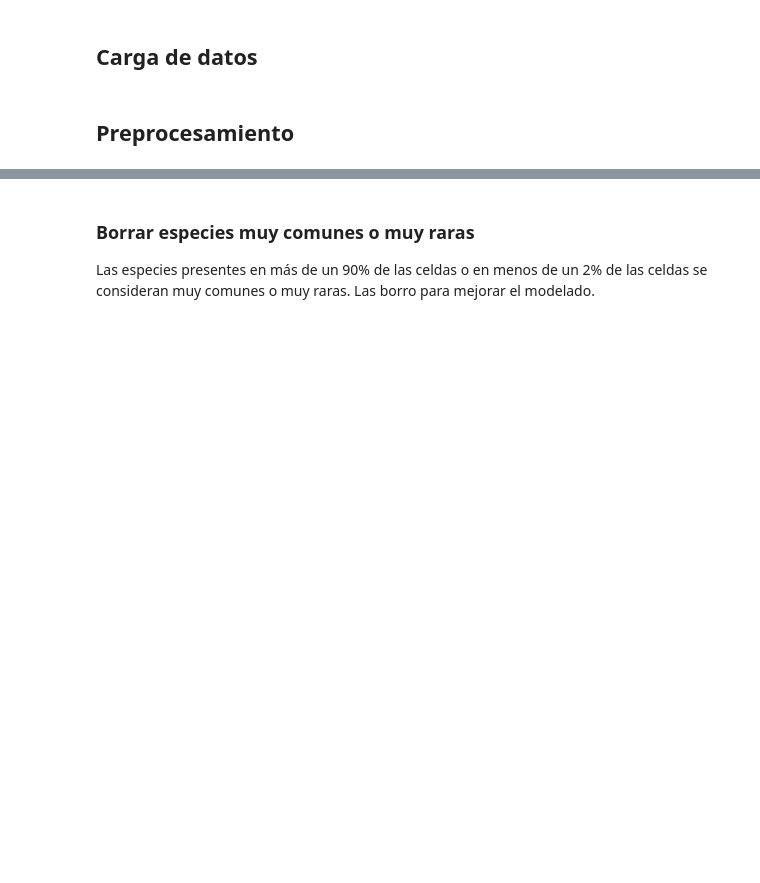
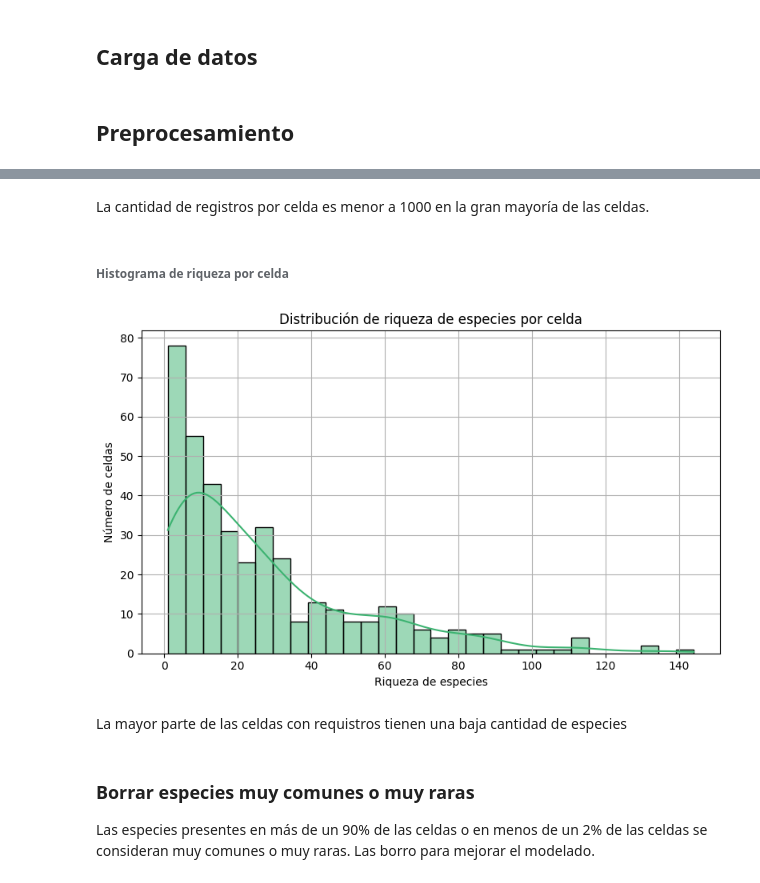
Before and after one commit to pablo-jusim/ornithological_potential, a Jupyter notebook: notebooks/main.ipynb, the cells around one changed output, grey strips where cells are left out. Saved outputs shown, nothing was run; the diff lists cells and outputs as text; code cells hidden in the pictures; blank space fills up the shorter version.

```diff
--- a/notebooks/main.ipynb
+++ b/notebooks/main.ipynb
@@ -45,3 +134,20 @@ df = pd.read_csv(ruta_registros)
+# %% [markdown]
+La cantidad de registros por celda es menor a 1000 en la gran mayoría de las celdas.
+# %% [markdown]
+###### Histograma de riqueza por celda
+# %%
+plt.figure(figsize=(8, 5))
+sns.histplot(df['riqueza'], bins=30, kde=True, color='mediumseagreen')
+plt.title("Distribución de riqueza de especies por celda")
+plt.xlabel("Riqueza de especies")
+plt.ylabel("Número de celdas")
+plt.grid(True)
+plt.tight_layout()
+plt.show()
+# %% [output]
+[figure, added]
+# %% [markdown]
+La mayor parte de las celdas con requistros tienen una baja cantidad de especies
 # %% [markdown]
 ### Borrar especies muy comunes o muy raras
 Las especies presentes en más de un 90% de las celdas o en menos de un 2% de las celdas se consideran muy comunes o muy raras. Las borro para mejorar el modelado.
```
Also changed, not shown: parts of 25 cells of this notebook, 4 other files.
